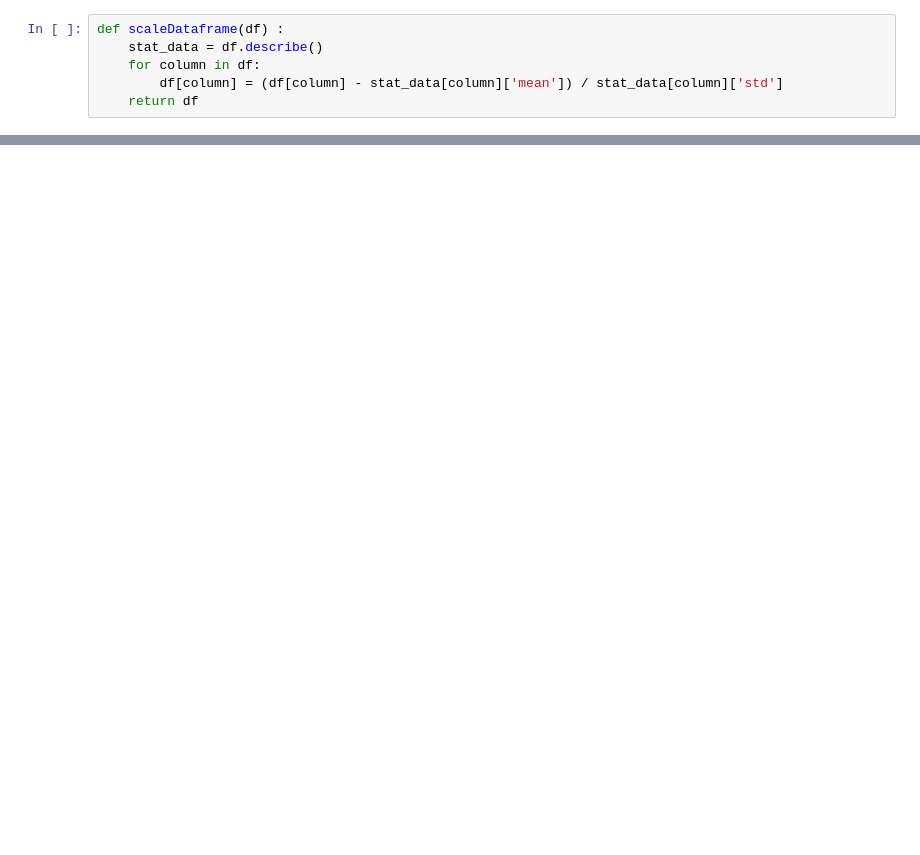
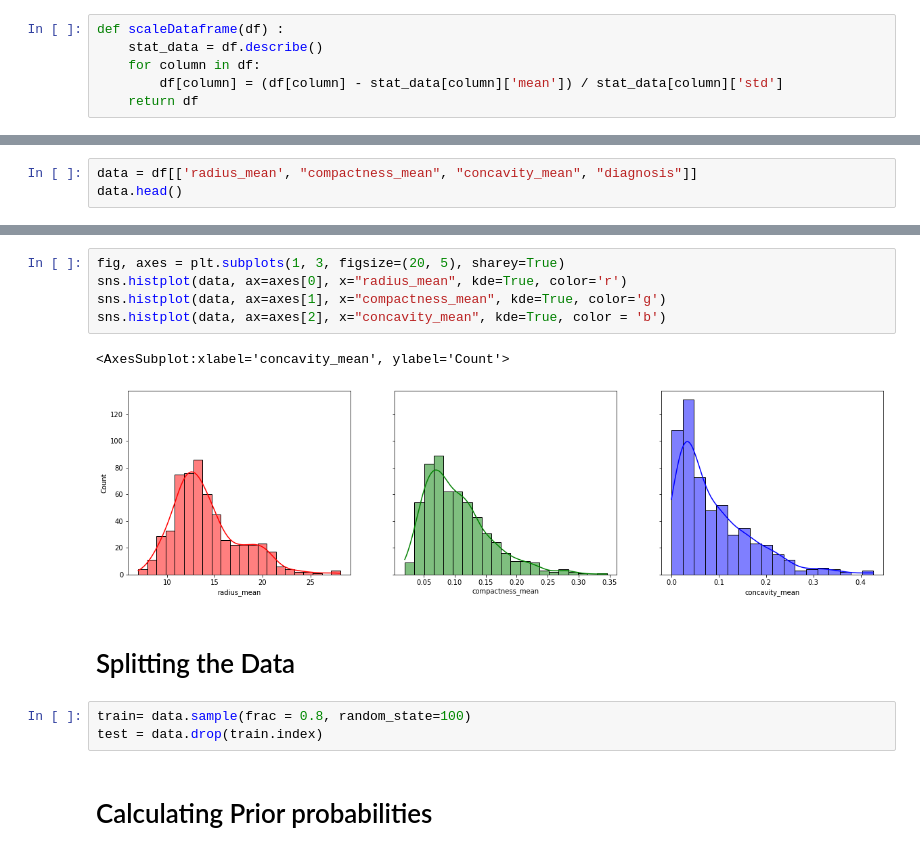
Before and after one commit to sm0223/breast_cancer_prediction, a Jupyter notebook: breast_cancer_prediction_naive_bayes.ipynb, the cells around one changed output, grey strips where cells are left out. Cells and saved outputs as stored; diff of their text form; blank space fills up the shorter version.

```diff
--- a/breast_cancer_prediction_naive_bayes.ipynb
+++ b/breast_cancer_prediction_naive_bayes.ipynb
@@ -79,0 +87,3 @@ def scaleDataframe(df) :
+# %%
+data = df[['radius_mean', "compactness_mean", "concavity_mean", "diagnosis"]]
+data.head()
@@ -79,0 +97,15 @@ def scaleDataframe(df) :
+# %%
+fig, axes = plt.subplots(1, 3, figsize=(20, 5), sharey=True)
+sns.histplot(data, ax=axes[0], x="radius_mean", kde=True, color='r')
+sns.histplot(data, ax=axes[1], x="compactness_mean", kde=True, color='g')
+sns.histplot(data, ax=axes[2], x="concavity_mean", kde=True, color = 'b')
+# %% [output]
+<AxesSubplot:xlabel='concavity_mean', ylabel='Count'>
+[figure, added]
+# %% [markdown]
+# Splitting the Data
+# %%
+train= data.sample(frac = 0.8, random_state=100)
+test = data.drop(train.index)
+# %% [markdown]
+# Calculating Prior probabilities
```
Also changed, not shown: parts of 19 cells of this notebook.
